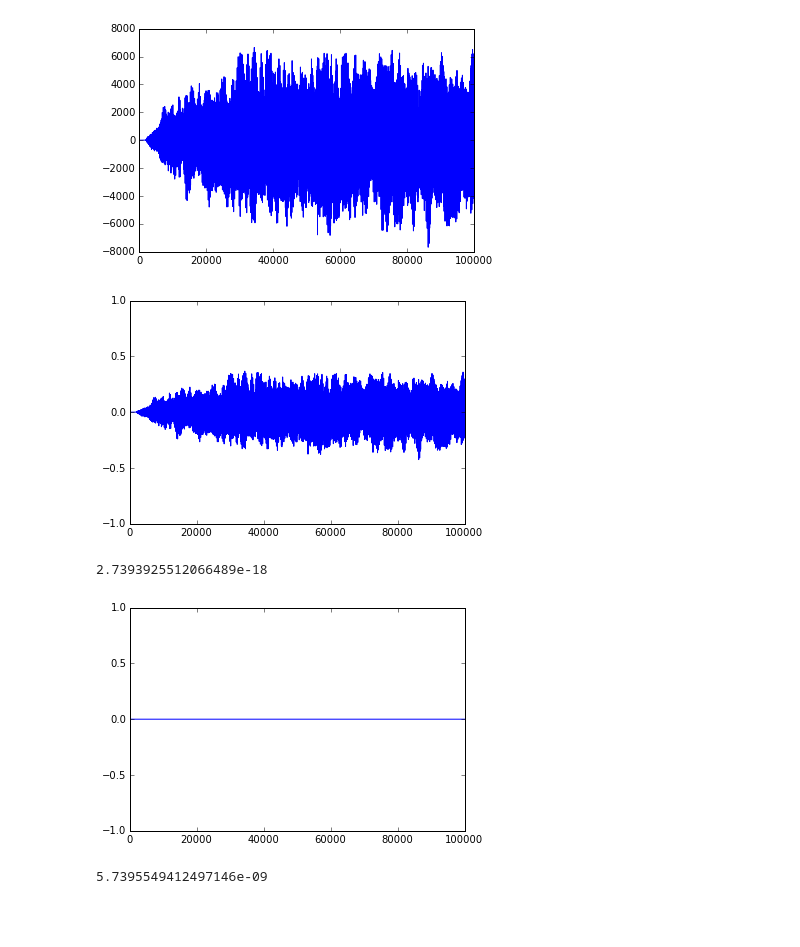
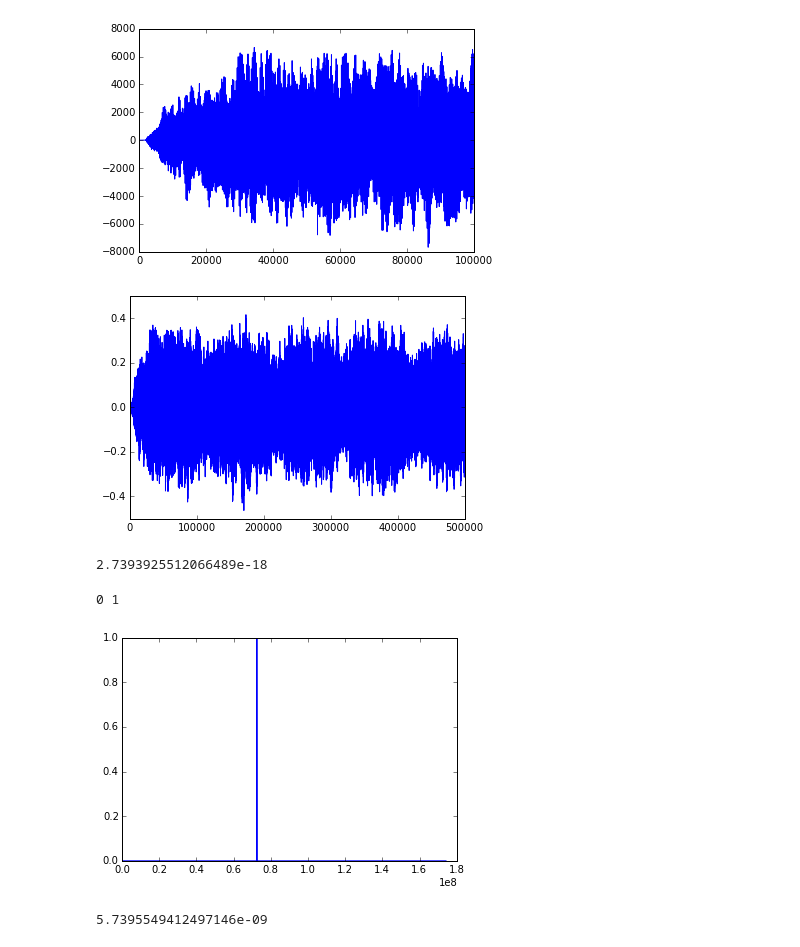
Before and after one commit to christopher-beckham/ift6266h16, a Jupyter notebook: vocal_synthesis/plot_wavfile.ipynb, the cells around one changed output. Cells and saved outputs as stored; diff of their text form; code cells hidden in the pictures; blank space fills up the shorter version.

```diff
--- a/vocal_synthesis/plot_wavfile.ipynb
+++ b/vocal_synthesis/plot_wavfile.ipynb
@@ -27,23 +27,24 @@ plt.show()
 # %%
 tmp = (data - np.mean(data)) / (np.max(data) - np.min(data))
 # %%
-plt.ylim(-1,1)
-plt.plot(tmp[0:100000])
+plt.plot(tmp[0:500000])
 plt.show()
 # %% [output]
-[figure, old version]
+[figure, new version]
 # %%
 np.mean(tmp)
 # %% [output]
 2.7393925512066489e-18
 # %%
 tmp2 = (data - np.min(data)) / (np.max(data) - np.min(data))
+print np.min(tmp2), np.max(tmp2)
+# %% [output]
+0 1
 # %%
-plt.ylim(-1,1)
-plt.plot(tmp2[0:100000])
+plt.plot(tmp2)
 plt.show()
 # %% [output]
-[figure, old version]
+[figure, new version]
 # %%
 np.mean(tmp2)
 # %% [output]
```
Also changed, not shown: parts of 1 cell of this notebook, 2 other files.
